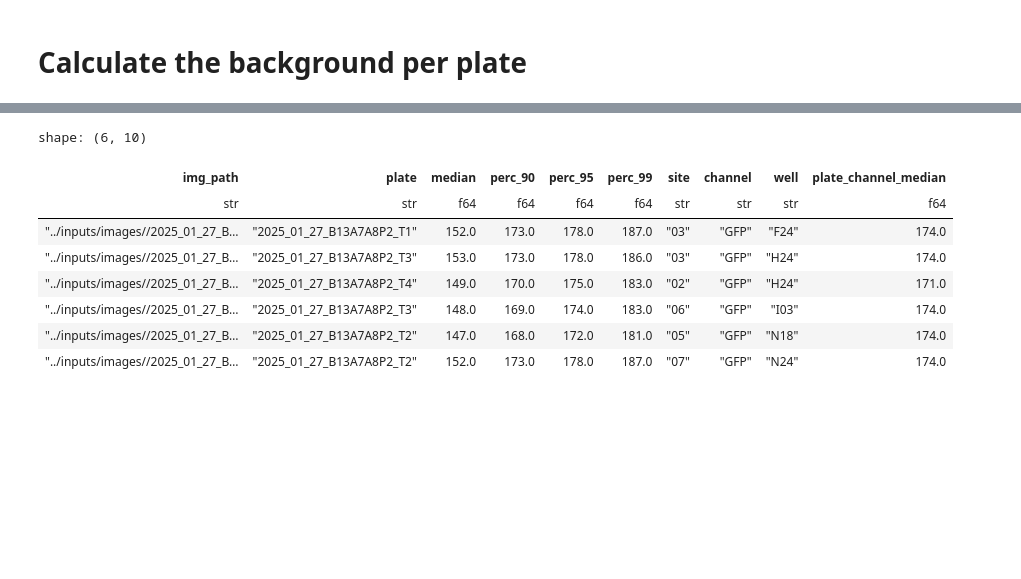
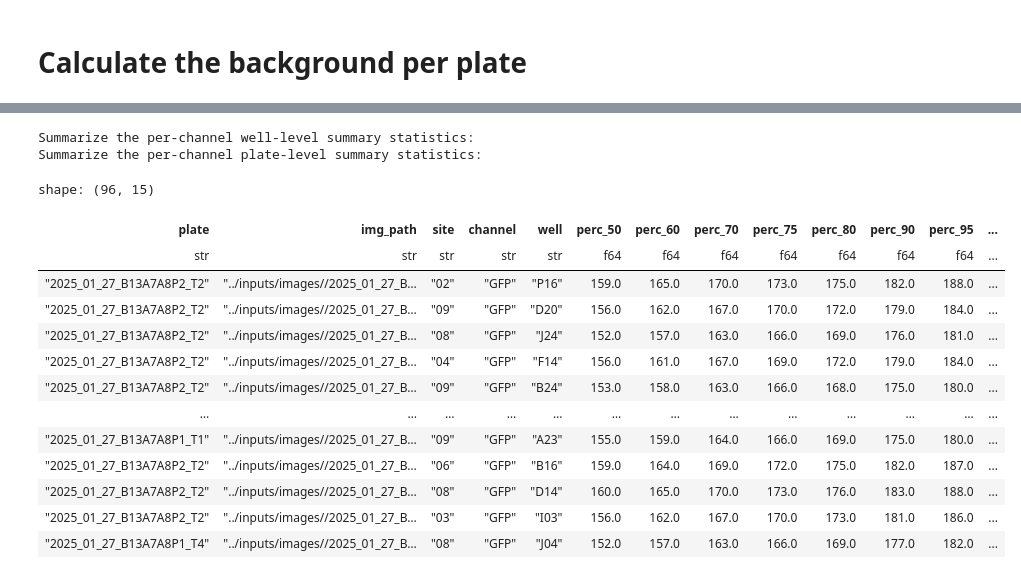
Before and after one commit to runxi-shen/2021_09_01_VarChAMP, a Jupyter notebook: 8.1_upstream_analysis_runxi/2.raw_img_qc/notebooks/1_calc_img_bg.ipynb, the cells around one changed output, grey strips where cells are left out. Drawn from its saved outputs; the diff is of its cells as text; code cells hidden in the pictures; blank space fills up the shorter version.

```diff
--- a/8.1_upstream_analysis_runxi/2.raw_img_qc/notebooks/1_calc_img_bg.ipynb
+++ b/8.1_upstream_analysis_runxi/2.raw_img_qc/notebooks/1_calc_img_bg.ipynb
@@ -20,16 +134,62 @@ channel_dict_rev = {v: k for k, v in channel_dict.items()}
+# %%
+TIFF_IMG_DIR = "../inputs/images"
+print("Summarize the per-channel well-level summary statistics:")
+output_dir = "../outputs/1.plate_bg_summary/"
+batches = ["2025_01_27_Batch_13", "2025_01_28_Batch_14"]
+
+print("Summarize the per-channel plate-level summary statistics:")
+for batch in batches:
+    tiff_img_dict_mapper = []
+    plates = os.listdir(f"{TIFF_IMG_DIR}/{batch}/images")
+    for plate in tqdm(plates):
+        for channel in channel_dict_rev.keys():
+            channel_tiffs = glob.glob(f"{TIFF_IMG_DIR}/{batch}/images/{plate}/Images/*ch{channel}sk*.tiff", recursive=True)[:100]
+            if channel_tiffs:
+                result_dict = {"plate": plate.split("__")[0],
+                               "channel": channel_dict_rev[channel]}
+                result_dict["channel"] = channel_dict_rev[channel]
+                tiff_img_dict_mapper.append((channel_tiffs, result_dict))
+
+    results_per_plate = []
+    with ProcessPoolExecutor(max_workers=384) as exe:
+        # submit each (tiff_imgs, output_dict) pair as separate job
+        futures = [
+            exe.submit(summarize_img_group, tiff_imgs, output_dict)
+            for tiff_imgs, output_dict in tiff_img_dict_mapper
+        ]
+        for fut in tqdm(as_completed(futures), total=len(futures), desc="Processing tiffs per plate"):
+            result = fut.result()
+            results_per_plate.append(result)
+
+    df_plate = pl.DataFrame(results_per_plate)
+    df_plate.write_parquet(os.path.join(output_dir, batch, "plate_sum_stats.parquet"))
+# %% [output]
+Summarize the per-channel well-level summary statistics:
+Summarize the per-channel plate-level summary statistics:
 # %%
 plate_bg = pl.read_parquet("../outputs/1.plate_bg_summary/2025_01_27_Batch_13/plate_bg.parquet")
 plate_bg.join(
-    plate_bg.group_by("plate","channel").agg(pl.col("median").median().alias("plate_channel_median")),
+    plate_bg.group_by("plate","channel").agg(
+        pl.col("perc_50").median().alias("plate_channel_median")
+    ).with_columns(
+        (pl.col("plate_channel_median")-pl.col("plate_channel_median").median())
+        .abs().median()
+        .alias("plate_channel_mad")
+    ),
     on=["plate","channel"]
-).filter((pl.col("channel")=="GFP")&(pl.col("perc_90")<pl.col("plate_channel_median"))).sort(pl.col("well"))
+).filter((pl.col("channel")=="GFP")&(pl.col("perc_95")<(pl.col("plate_channel_median")+pl.col("plate_channel_mad")))).sort(pl.col("well")).unique(subset="well", keep="first")
 # %% [output]
-shape: (6, 10)
+shape: (96, 15)
-| img_path | plate | median | perc_90 | perc_95 | perc_99 | site | channel | well | plate_channel_median |
-| str | str | f64 | f64 | f64 | f64 | str | str | str | f64 |
-| "../inputs/images//2025_01_27_B… | "2025_01_27_B13A7A8P2_T1" | 152.0 | 173.0 | 178.0 | 187.0 | "03" | "GFP" | "F24" | 174.0 |
-| "../inputs/images//2025_01_27_B… | "2025_01_27_B13A7A8P2_T3" | 153.0 | 173.0 | 178.0 | 186.0 | "03" | "GFP" | "H24" | 174.0 |
-| "../inputs/images//2025_01_27_B… | "2025_01_27_B13A7A8P2_T4" | 149.0 | 170.0 | 175.0 | 183.0 | "02" | "GFP" | "H24" | 171.0 |
-| "../inputs/images//2025_01_27_B… | "2025_01_27_B13A7A8P2_T3" | 148.0 | 169.0 | 174.0 | 183.0 | "06" | "GFP" | "I03" | 174.0 |
-| "../inputs/images//2025_01_27_B… | "2025_01_27_B13A7A8P2_T2" | 147.0 | 168.0 | 172.0 | 181.0 | "05" | "GFP" | "N18" | 174.0 |
-| "../inputs/images//2025_01_27_B… | "2025_01_27_B13A7A8P2_T2" | 152.0 | 173.0 | 178.0 | 187.0 | "07" | "GFP" | "N24" | 174.0 |
+| plate | img_path | site | channel | well | perc_50 | perc_60 | perc_70 | perc_75 | perc_80 | perc_90 | perc_95 | ... |
+| str | str | str | str | str | f64 | f64 | f64 | f64 | f64 | f64 | f64 | ... |
+| "2025_01_27_B13A7A8P2_T2" | "../inputs/images//2025_01_27_B… | "02" | "GFP" | "P16" | 159.0 | 165.0 | 170.0 | 173.0 | 175.0 | 182.0 | 188.0 | ... |
+| "2025_01_27_B13A7A8P2_T2" | "../inputs/images//2025_01_27_B… | "09" | "GFP" | "D20" | 156.0 | 162.0 | 167.0 | 170.0 | 172.0 | 179.0 | 184.0 | ... |
+| "2025_01_27_B13A7A8P2_T2" | "../inputs/images//2025_01_27_B… | "08" | "GFP" | "J24" | 152.0 | 157.0 | 163.0 | 166.0 | 169.0 | 176.0 | 181.0 | ... |
+| "2025_01_27_B13A7A8P2_T2" | "../inputs/images//2025_01_27_B… | "04" | "GFP" | "F14" | 156.0 | 161.0 | 167.0 | 169.0 | 172.0 | 179.0 | 184.0 | ... |
+| "2025_01_27_B13A7A8P2_T2" | "../inputs/images//2025_01_27_B… | "09" | "GFP" | "B24" | 153.0 | 158.0 | 163.0 | 166.0 | 168.0 | 175.0 | 180.0 | ... |
+| … | … | … | … | … | … | … | … | … | … | … | … | ... |
+| "2025_01_27_B13A7A8P1_T1" | "../inputs/images//2025_01_27_B… | "09" | "GFP" | "A23" | 155.0 | 159.0 | 164.0 | 166.0 | 169.0 | 175.0 | 180.0 | ... |
+| "2025_01_27_B13A7A8P2_T2" | "../inputs/images//2025_01_27_B… | "06" | "GFP" | "B16" | 159.0 | 164.0 | 169.0 | 172.0 | 175.0 | 182.0 | 187.0 | ... |
+| "2025_01_27_B13A7A8P2_T2" | "../inputs/images//2025_01_27_B… | "08" | "GFP" | "D14" | 160.0 | 165.0 | 170.0 | 173.0 | 176.0 | 183.0 | 188.0 | ... |
+| "2025_01_27_B13A7A8P2_T2" | "../inputs/images//2025_01_27_B… | "03" | "GFP" | "I03" | 156.0 | 162.0 | 167.0 | 170.0 | 173.0 | 181.0 | 186.0 | ... |
+| "2025_01_27_B13A7A8P1_T4" | "../inputs/images//2025_01_27_B… | "08" | "GFP" | "J04" | 152.0 | 157.0 | 163.0 | 166.0 | 169.0 | 177.0 | 182.0 | ... |
```
Also changed, not shown: parts of 6 cells of this notebook, 10 other files.
